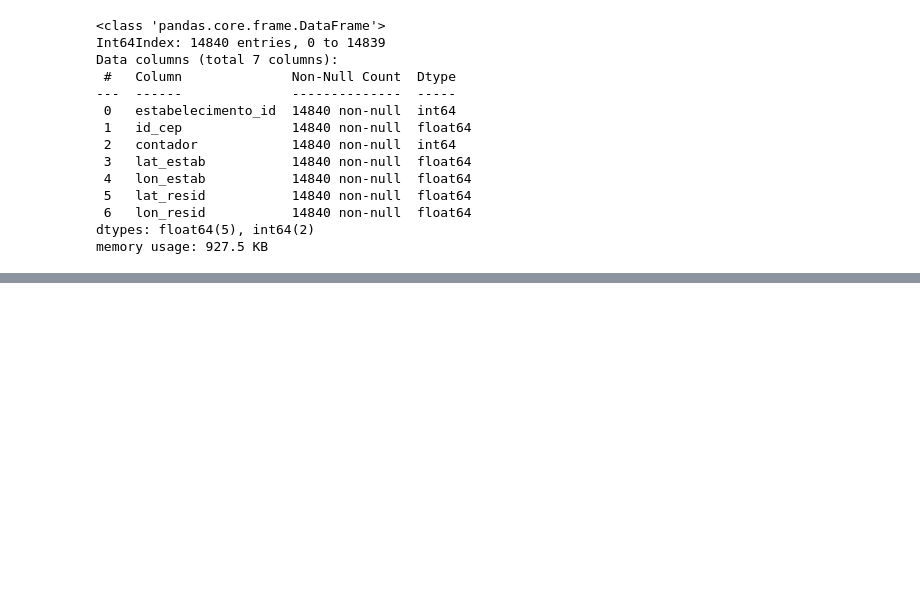
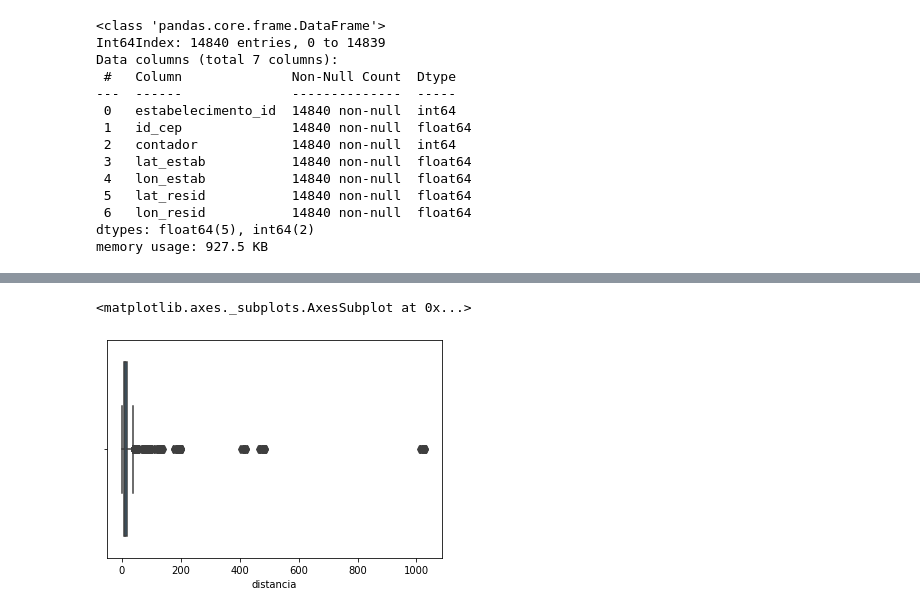
Before and after one commit to raquelcreis/vacina_covid_bsb, a Jupyter notebook: notebook.ipynb, the cells around one changed output, grey strips where cells are left out. Saved outputs shown, nothing was run; the diff lists cells and outputs as text; code cells hidden in the pictures; blank space fills up the shorter version.

```diff
--- a/notebook.ipynb
+++ b/notebook.ipynb
@@ -544,0 +576,7 @@ dfMerged_group.head()
+# %%
+# Boxplot da variável distância
+
+sns.boxplot(x=dfMerged_group["distancia"])
+# %% [output]
+<matplotlib.axes._subplots.AxesSubplot at 0x...>
+[figure, added]
```
Also changed, not shown: parts of 9 cells of this notebook.
